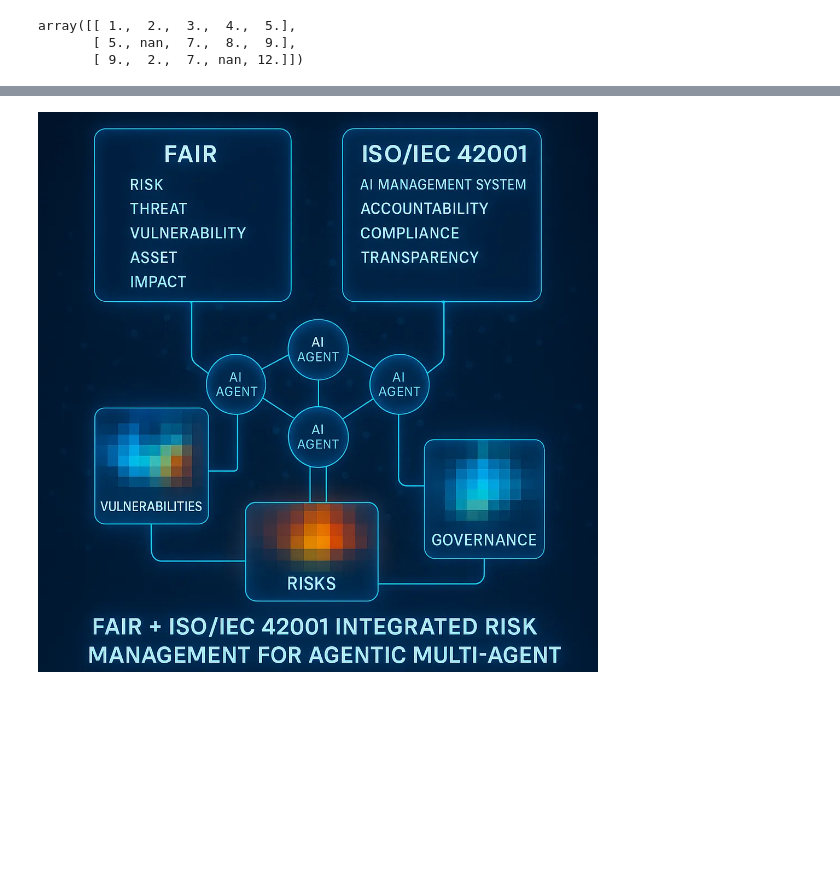
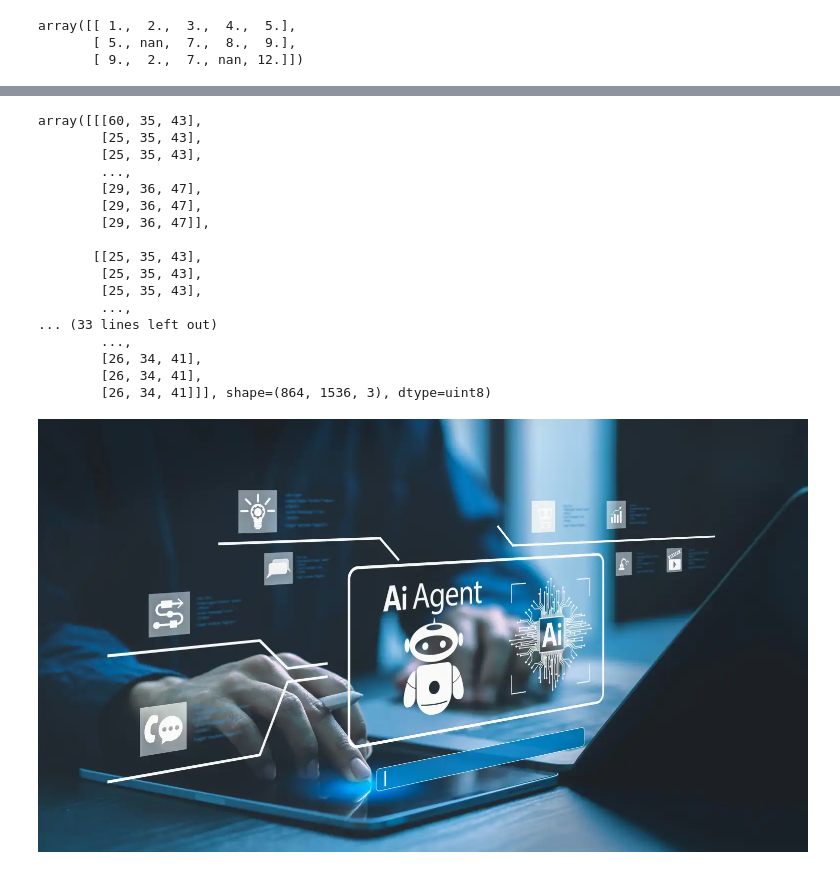
Before and after one commit to Usmanrajaa/python, a Jupyter notebook: numpy/projects/n1.ipynb, the cells around one changed output, grey strips where cells are left out. Saved outputs shown, nothing was run; the diff lists cells and outputs as text; code cells hidden in the pictures; blank space fills up the shorter version.

```diff
--- a/numpy/projects/n1.ipynb
+++ b/numpy/projects/n1.ipynb
@@ -35,6 +37,28 @@ np.save("share_Image.npy",b)
 # %%
-c=np.load("share_Image.npy")
+z=np.load("share_test_image.npy")
+# %%
+z[0][0][0]=60
+# %%
+z
+# %% [output]
+array([[[60, 35, 43],
+        [25, 35, 43],
+        [25, 35, 43],
+        ...,
+        [29, 36, 47],
+        [29, 36, 47],
+        [29, 36, 47]],
+
+       [[25, 35, 43],
+        [25, 35, 43],
+        [25, 35, 43],
+        ...,
+... (33 lines left out)
+        ...,
+        [26, 34, 41],
+        [26, 34, 41],
+        [26, 34, 41]]], shape=(864, 1536, 3), dtype=uint8)
 # %%
-Image.fromarray(c)
+Image.fromarray(z)
 # %% [output]
-[figure, old version]
+[figure, new version]
```
Also changed, not shown: parts of 7 cells of this notebook, 9 other files.
